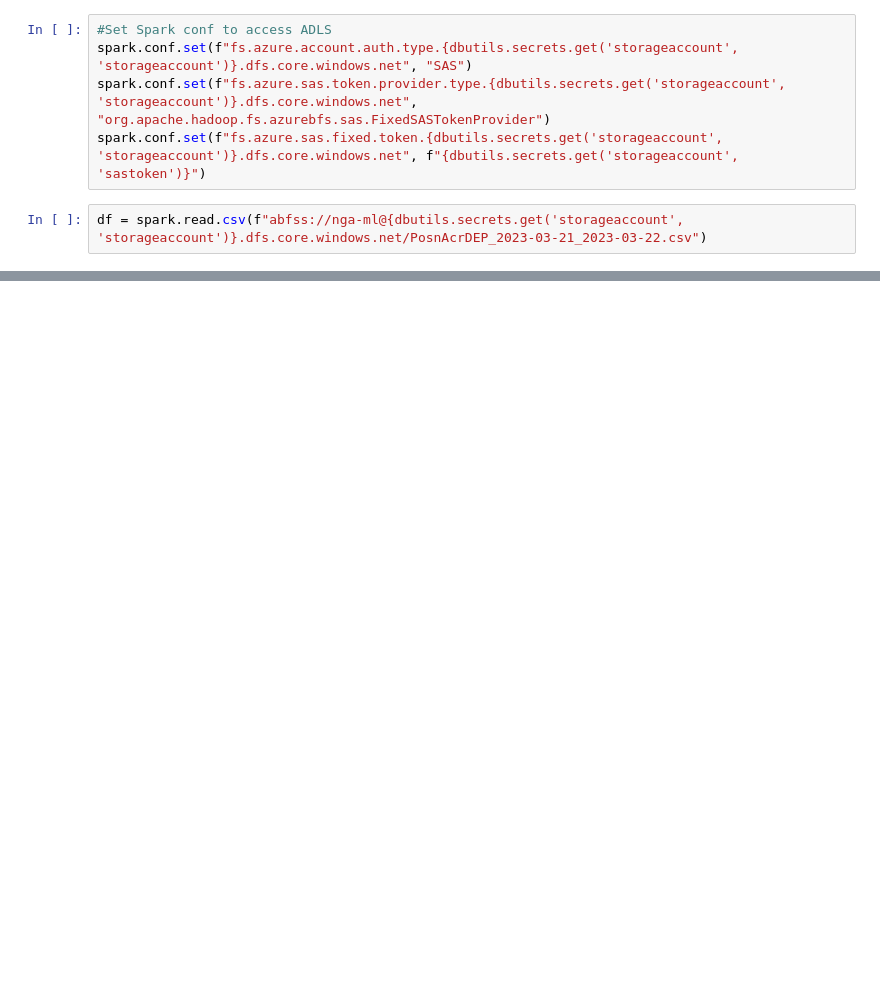
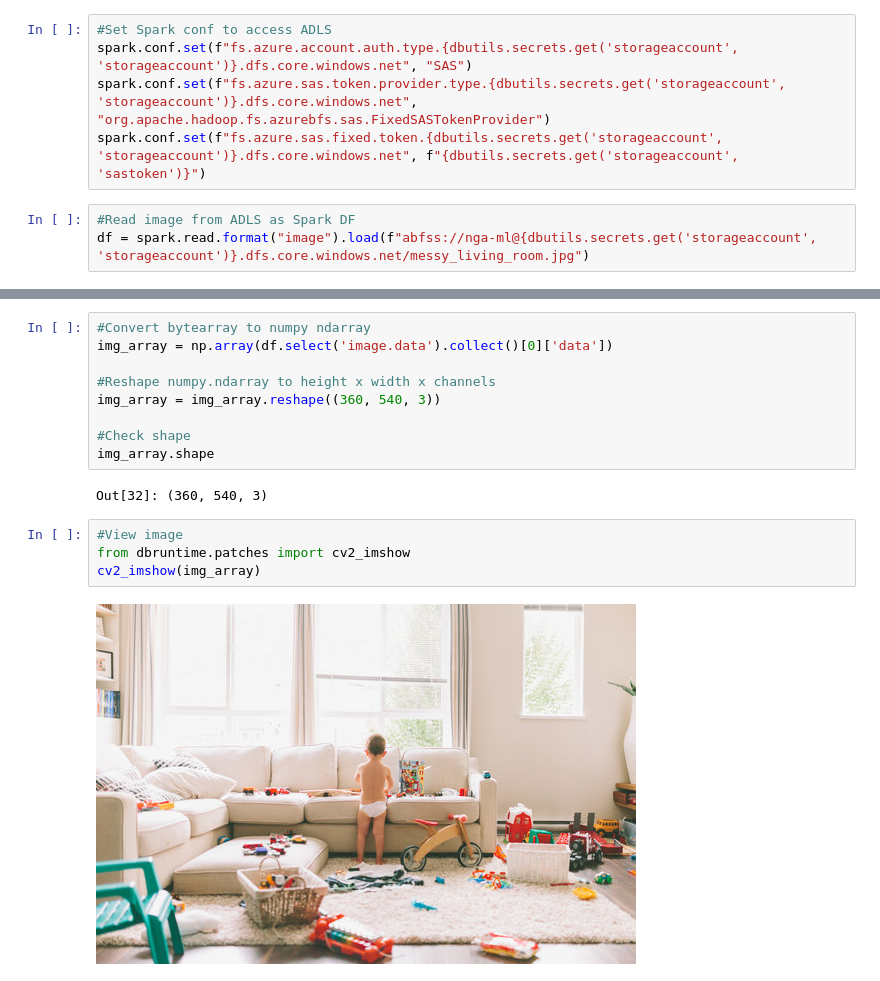
Before and after one commit to prafulmaka/nga, a Jupyter notebook: nga-ml/nga-ml-main.ipynb, the cells around one changed output, grey strips where cells are left out. Saved outputs shown, nothing was run; the diff lists cells and outputs as text; blank space fills up the shorter version.

Commit message:
Tested loading images from ADLS

```diff
--- a/nga-ml/nga-ml-main.ipynb
+++ b/nga-ml/nga-ml-main.ipynb
@@ -6,4 +8,5 @@ spark.conf.set(f"fs.azure.account.auth.type.{dbutils.secrets.get('storageaccount
 spark.conf.set(f"fs.azure.sas.token.provider.type.{dbutils.secrets.get('storageaccount', 'storageaccount')}.dfs.core.windows.net", "org.apache.hadoop.fs.azurebfs.sas.FixedSASTokenProvider")
 spark.conf.set(f"fs.azure.sas.fixed.token.{dbutils.secrets.get('storageaccount', 'storageaccount')}.dfs.core.windows.net", f"{dbutils.secrets.get('storageaccount', 'sastoken')}")
 # %%
-df = spark.read.csv(f"abfss://nga-ml@{dbutils.secrets.get('storageaccount', 'storageaccount')}.dfs.core.windows.net/PosnAcrDEP_2023-03-21_2023-03-22.csv")
+#Read image from ADLS as Spark DF
+df = spark.read.format("image").load(f"abfss://nga-ml@{dbutils.secrets.get('storageaccount', 'storageaccount')}.dfs.core.windows.net/messy_living_room.jpg")
@@ -9,0 +24,17 @@ df = spark.read.csv(f"abfss://nga-ml@{dbutils.secrets.get('storageaccount', 'sto
+# %%
+#Convert bytearray to numpy ndarray
+img_array = np.array(df.select('image.data').collect()[0]['data'])
+
+#Reshape numpy.ndarray to height x width x channels
+img_array = img_array.reshape((360, 540, 3))
+
+#Check shape
+img_array.shape
+# %% [output]
+Out[32]: (360, 540, 3)
+# %%
+#View image
+from dbruntime.patches import cv2_imshow
+cv2_imshow(img_array)
+# %% [output]
+[figure, added]
```
Also changed, not shown: parts of 2 cells of this notebook, 1 other file.
